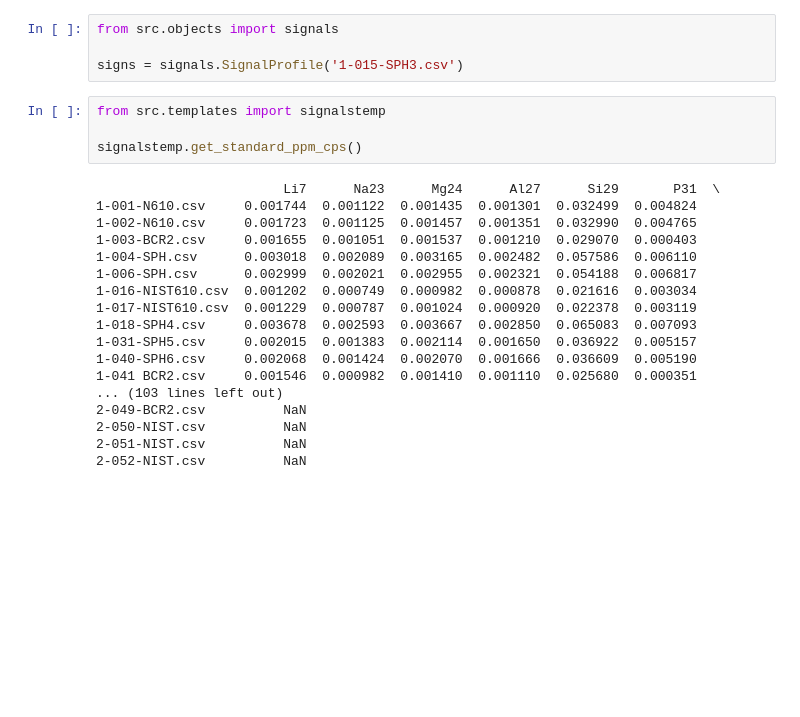
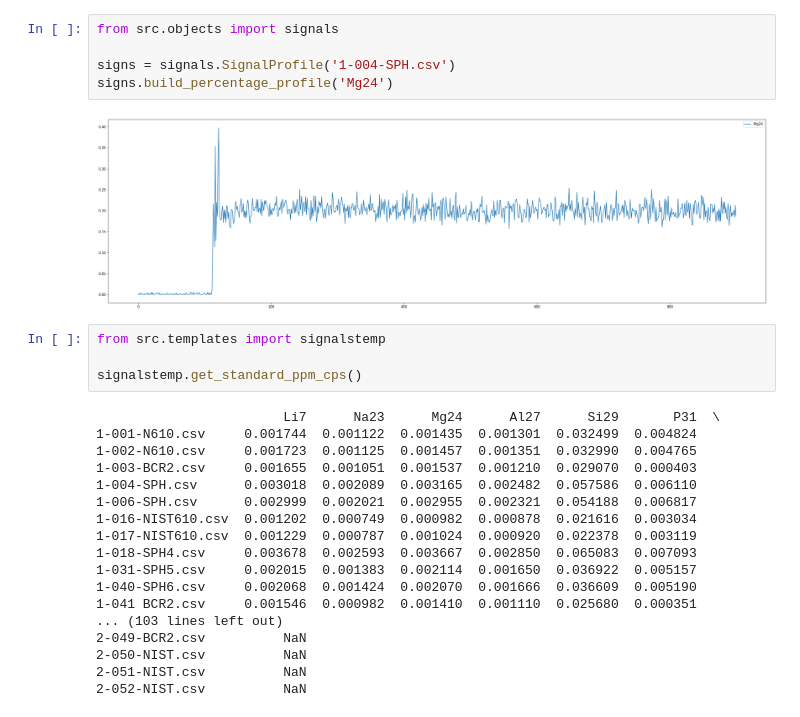
Before and after one commit to kulakovri/kiel-signals, a Jupyter notebook: exec.ipynb, the cells around one changed output. Saved outputs shown, nothing was run; the diff lists cells and outputs as text; blank space fills up the shorter version.

```diff
--- a/exec.ipynb
+++ b/exec.ipynb
@@ -1,7 +1,10 @@
 # %%
 from src.objects import signals
 
-signs = signals.SignalProfile('1-015-SPH3.csv')
+signs = signals.SignalProfile('1-004-SPH.csv')
+signs.build_percentage_profile('Mg24')
+# %% [output]
+[figure, added]
 # %%
 from src.templates import signalstemp
 
```
Also changed, not shown: 2 other files.
